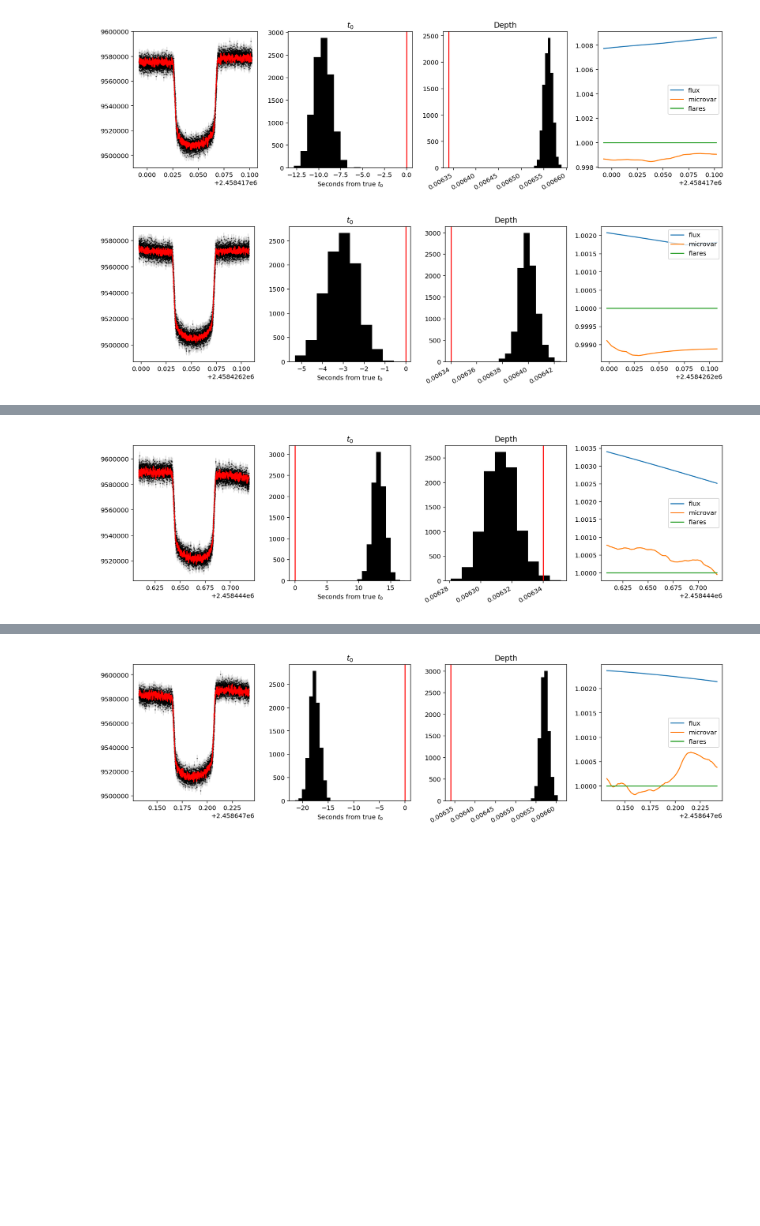
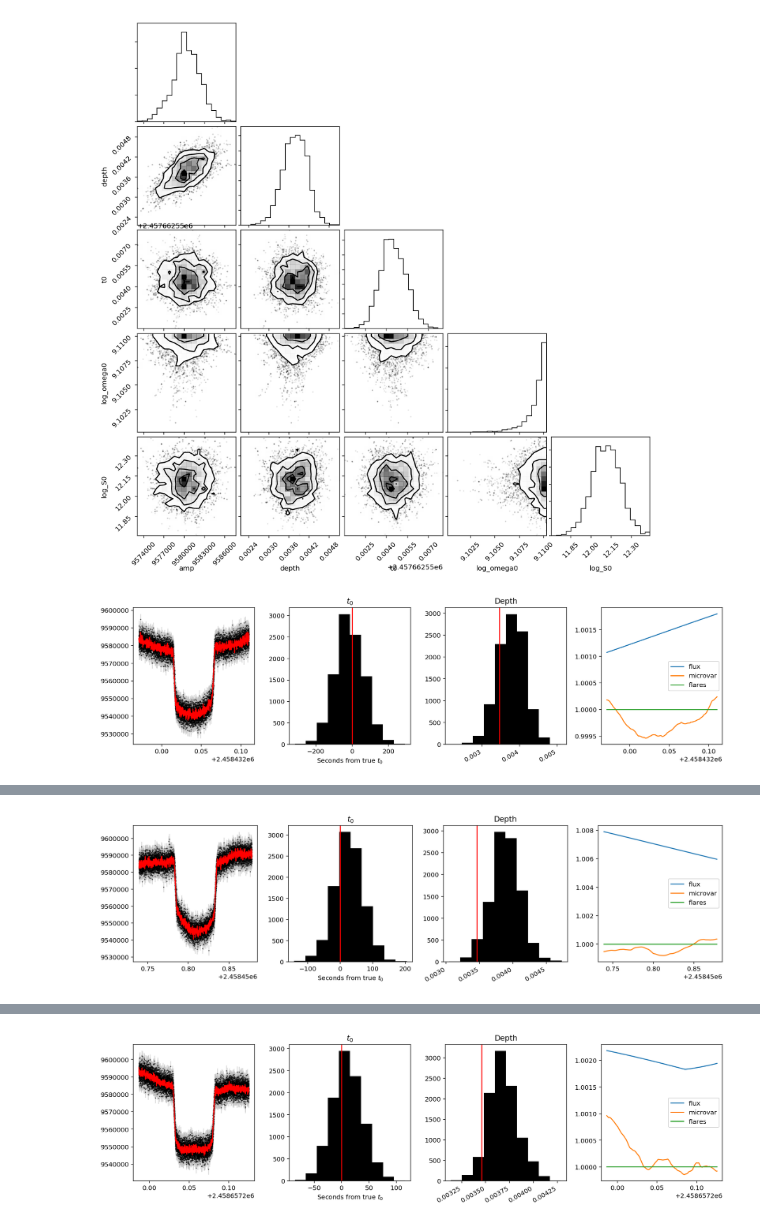
Before and after one commit to bmorris3/libra, a Jupyter notebook: notebooks/archive_results.ipynb, the cells around one changed output, grey strips where cells are left out. Saved outputs shown, nothing was run; the diff lists cells and outputs as text; code cells hidden in the pictures; blank space fills up the shorter version.

```diff
--- a/notebooks/archive_results.ipynb
+++ b/notebooks/archive_results.ipynb
@@ -18,7 +18,7 @@ from copy import deepcopy
 
 
 run_name = 'trappist1_bright'
-planet = 'f'
+planet = 'h'
 
 original_params = trappist1(planet)
 
@@ -56,6 +56,7 @@ with ObservationArchive(run_name, 'a') as obs:
         kernel = terms.SHOTerm(log_S0=np.log(S0), log_Q=np.log(Q), log_omega0=np.log(w0),
                                 bounds=bounds)
         kernel.freeze_parameter("log_Q")
+
         gp = celerite.GP(kernel, mean=mean_model, fit_mean=True)
         gp.compute(obs_time, obs_err)
 
@@ -67,35 +68,40 @@ with ObservationArchive(run_name, 'a') as obs:
             skip = 10
             mu, var = gp.predict(obs_flux, obs_time[::skip], return_var=True)
             std = np.sqrt(var)
+
+            samples = np.vstack([obs_planet.samples_amp, obs_planet.samples_depth, obs_planet.samples_t0, obs_planet.samples_log_omega0, obs_planet.samples_log_S0])
+            from corner import corner
+            corner(samples.T, labels=['amp', 'depth', 't0', 'log_omega0', 'log_S0'])
+            plt.show()
 
             fig, ax = plt.subplots(1, 4, figsize=(14, 4))
             ax[0].errorbar(obs_time, obs_flux, obs_err, fmt='.', color='k', ecolor='silver', ms=2, alpha=0.5)
             ax[0].plot(obs_time[::skip], mu, 'r', zorder=10)
 
             answer_key = dict(obs_planet.attrs)
             mid_transit_answer = answer_key['t0']
             n_transits = np.round((obs_planet.samples_t0.mean() - mid_transit_answer) / trappist1(planet).per)
             mid_transit_answer_translated = mid_transit_answer + trappist1(planet).per * n_transits
 
             ax[1].hist((obs_planet.samples_t0 - mid_transit_answer_translated)*24*60*60, color='k')
             ax[1].axvline(mid_transit_answer_translated - mid_transit_answer_translated, color='r')
             ax[1].set_title('$t_0$')
             ax[1].set_xlabel('Seconds from true $t_0$')
 
             ax[2].set_title('Depth')
             ax[2].hist(obs_planet.samples_depth, color='k')
             ax[2].axvline(trappist1(planet).rp**2, color='r')
             plt.setp(ax[2].get_xticklabels(), rotation=30, ha='right')
 
             ax[3].plot(obs_time, obs_planet.fluxes, label='flux')
             ax[3].plot(obs_time, obs_planet.spitzer_var, label='microvar')
             ax[3].plot(obs_time, np.max(obs_planet.flares, axis=1), label='flares')
 
             ax[3].legend()
             fig.tight_layout()
             plt.show()
         except (OSError, ValueError):
             pass
 # %% [output]
-[figure, old version]
+[figure, new version]
-[figure, old version]
+[figure, new version]
@@ -103 +109 @@ with ObservationArchive(run_name, 'a') as obs:
-[figure, old version]
+[figure, new version]
@@ -107 +113 @@ with ObservationArchive(run_name, 'a') as obs:
-[figure, old version]
+[figure, new version]
```
Also changed, not shown: parts of 1 cell of this notebook.
